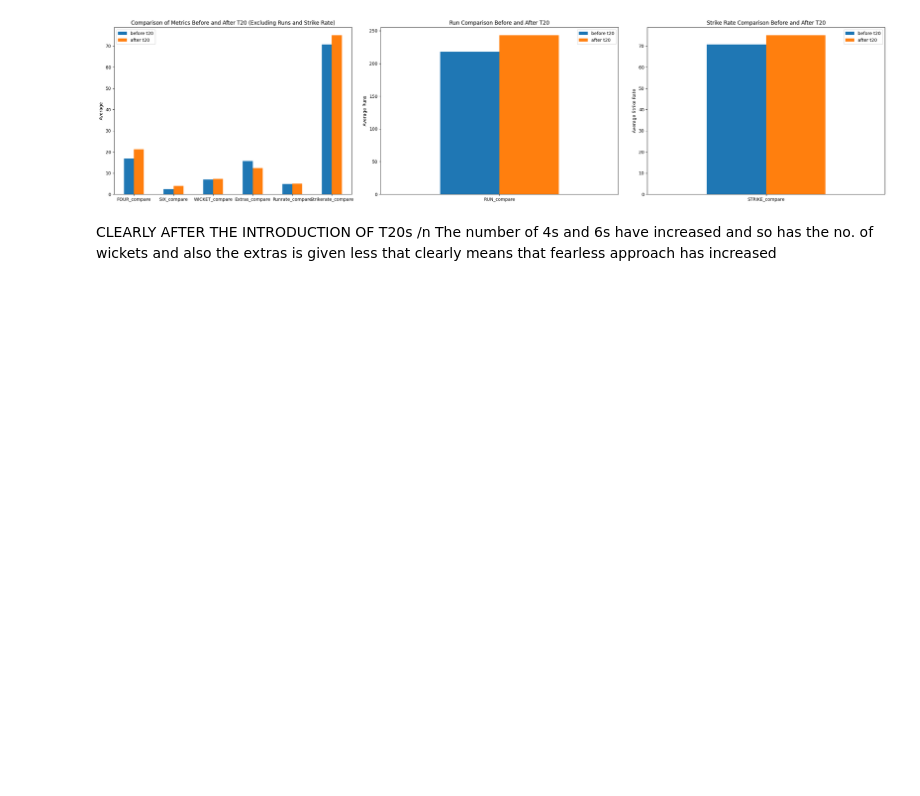
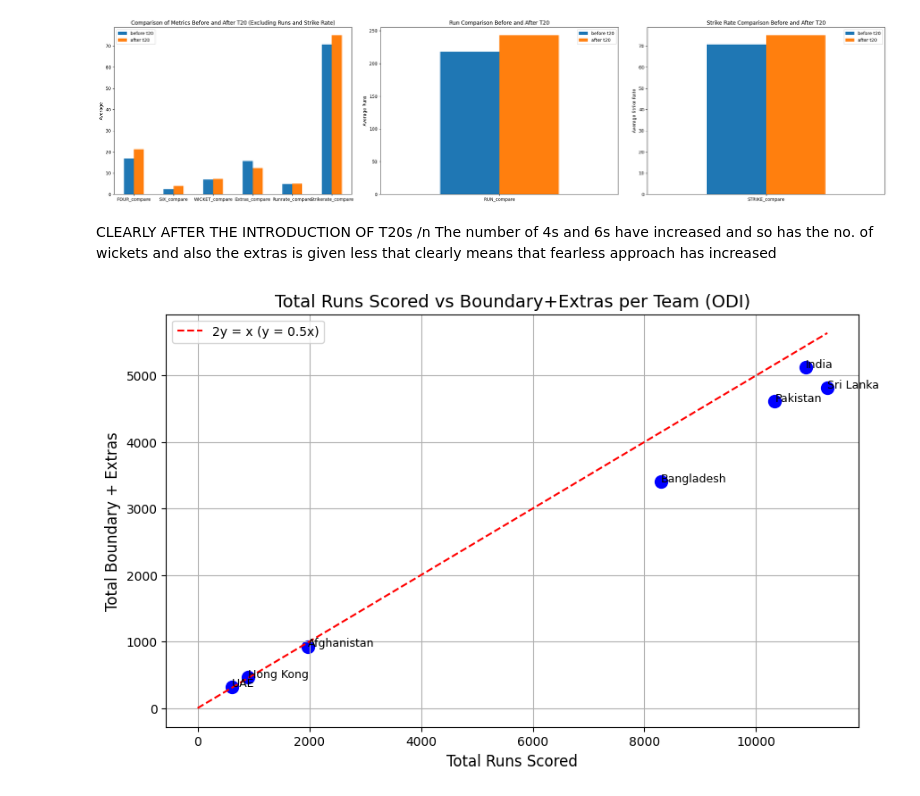
Before and after one commit to ask-elad/Asiacup_analyzed, a Jupyter notebook: asiacup.ipynb, the cells around one changed output. Cells and saved outputs as stored; diff of their text form; code cells hidden in the pictures; blank space fills up the shorter version.

```diff
--- a/asiacup.ipynb
+++ b/asiacup.ipynb
@@ -323,3 +323,34 @@ plt.show()
 CLEARLY AFTER THE INTRODUCTION OF T20s /n
 The number of 4s and 6s have increased and so has the no. of wickets
 and also the extras is given less that clearly means that fearless approach has increased
+# %%
+# Calculating total boundaries and extras (4 * Fours + 6 * Sixes + Extras)
+odi['Boundary_Extras'] = 4 * odi['Fours'] + 6 * odi['Sixes'] + odi['Extras']
+
+# Grouping by team to calculate the total runs scored and boundary+extras
+team_stats = odi.groupby('Team').agg({'Run Scored': 'sum', 'Boundary_Extras': 'sum'}).reset_index()
+
+# Plotting scatter plot
+plt.figure(figsize=(10, 6))
+plt.scatter(team_stats['Run Scored'], team_stats['Boundary_Extras'], color='b', s=100)
+
+# Adding the 2y = x line (y = 0.5x)
+x_vals = np.linspace(0, team_stats['Run Scored'].max(), 100)  # Generate 100 x-values
+y_vals = 0.5 * x_vals  # Calculate corresponding y-values for 2y = x (y = 0.5x)
+plt.plot(x_vals, y_vals, 'r--', label='2y = x (y = 0.5x)')
+
+# Adding labels and title
+plt.title('Total Runs Scored vs Boundary+Extras per Team (ODI)', fontsize=14)
+plt.xlabel('Total Runs Scored', fontsize=12)
+plt.ylabel('Total Boundary + Extras', fontsize=12)
+
+# Annotating team names on the scatter points
+for i, team in enumerate(team_stats['Team']):
+    plt.text(team_stats['Run Scored'][i], team_stats['Boundary_Extras'][i], team, fontsize=9)
+
+# Show plot with grid and legend
+plt.grid(True)
+plt.legend()
+plt.show()
+# %% [output]
+[figure, added]
```
Also changed, not shown: parts of 2 cells of this notebook, 1 other file.
